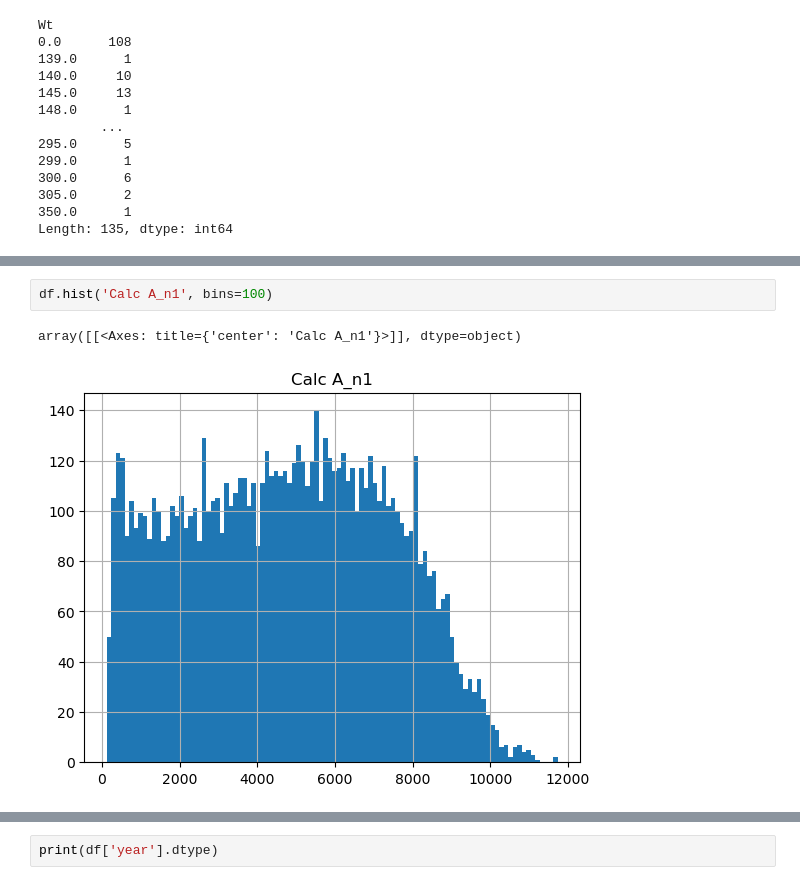
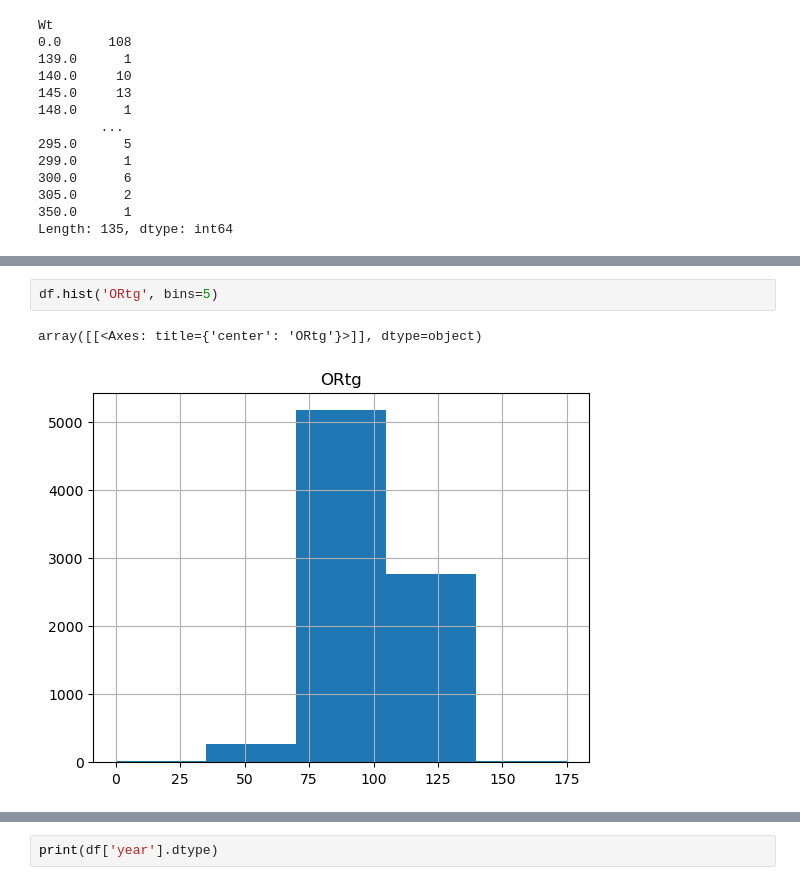
Before and after one commit to zainhoda1/Capstone-project, a Jupyter notebook: Analysis files/Model Execution.ipynb, the cells around one changed output, grey strips where cells are left out. Cells and saved outputs as stored; diff of their text form.

```diff
--- a/Analysis files/Model Execution.ipynb
+++ b/Analysis files/Model Execution.ipynb
@@ -368,5 +381,5 @@ df['Calc_A_Contr'] = np.select(Calc_A_n1_cond, Calc_A_n1_val)
 # %%
-df.hist('Calc A_n1', bins=100)
+df.hist('ORtg', bins=5)
 # %% [output]
-array([[<Axes: title={'center': 'Calc A_n1'}>]], dtype=object)
+array([[<Axes: title={'center': 'ORtg'}>]], dtype=object)
-[figure, old version]
+[figure, new version]
```
Also changed, not shown: parts of 16 cells of this notebook.
